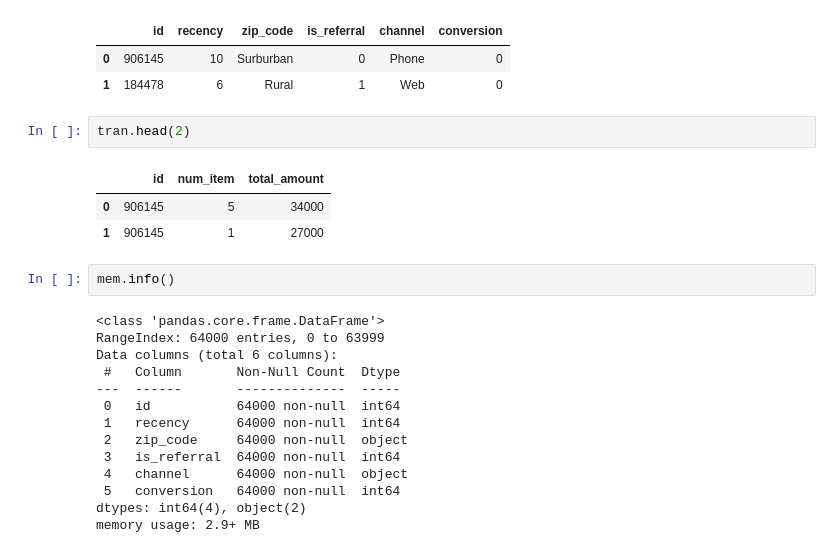
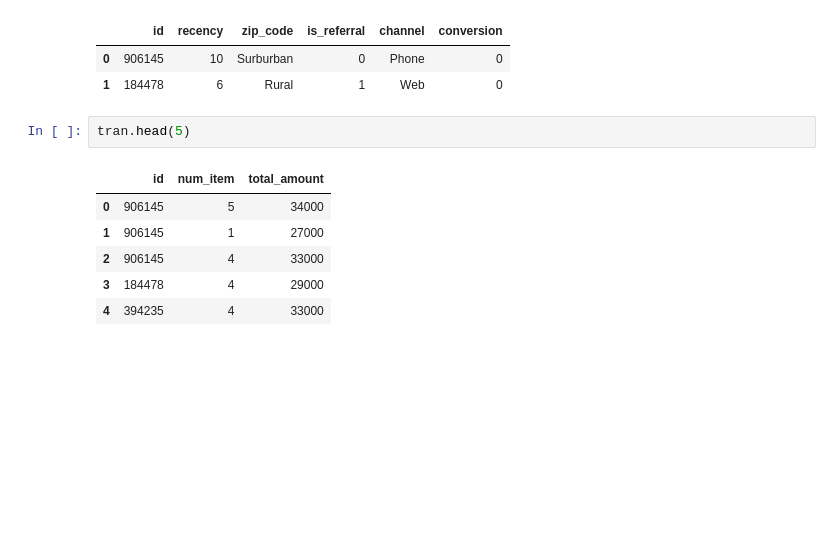
Before and after one commit to eunso03/fintech, a Jupyter notebook: 05machine_learning/12지도학습_분류분석_KNN_SVM_프로모션_효율예측분석.ipynb, the cells around one changed output. Cells and saved outputs as stored; diff of their text form; blank space fills up the shorter version.

```diff
--- a/05machine_learning/12지도학습_분류분석_KNN_SVM_프로모션_효율예측분석.ipynb
+++ b/05machine_learning/12지도학습_분류분석_KNN_SVM_프로모션_효율예측분석.ipynb
@@ -25,24 +25,11 @@ mem.head(2)
 | 0 | 906145 | 10 | Surburban | 0 | Phone | 0 |
 | 1 | 184478 | 6 | Rural | 1 | Web | 0 |
 # %%
-tran.head(2)
+tran.head(5)
 # %% [output]
 |  | id | num_item | total_amount |
 | 0 | 906145 | 5 | 34000 |
 | 1 | 906145 | 1 | 27000 |
+| 2 | 906145 | 4 | 33000 |
+| 3 | 184478 | 4 | 29000 |
+| 4 | 394235 | 4 | 33000 |
-# %%
-mem.info()
-# %% [output]
-<class 'pandas.core.frame.DataFrame'>
-RangeIndex: 64000 entries, 0 to 63999
-Data columns (total 6 columns):
- #   Column       Non-Null Count  Dtype
----  ------       --------------  -----
- 0   id           64000 non-null  int64
- 1   recency      64000 non-null  int64
- 2   zip_code     64000 non-null  object
- 3   is_referral  64000 non-null  int64
- 4   channel      64000 non-null  object
- 5   conversion   64000 non-null  int64
-dtypes: int64(4), object(2)
-memory usage: 2.9+ MB
```
Also changed, not shown: parts of 95 cells of this notebook, 2 other files.
